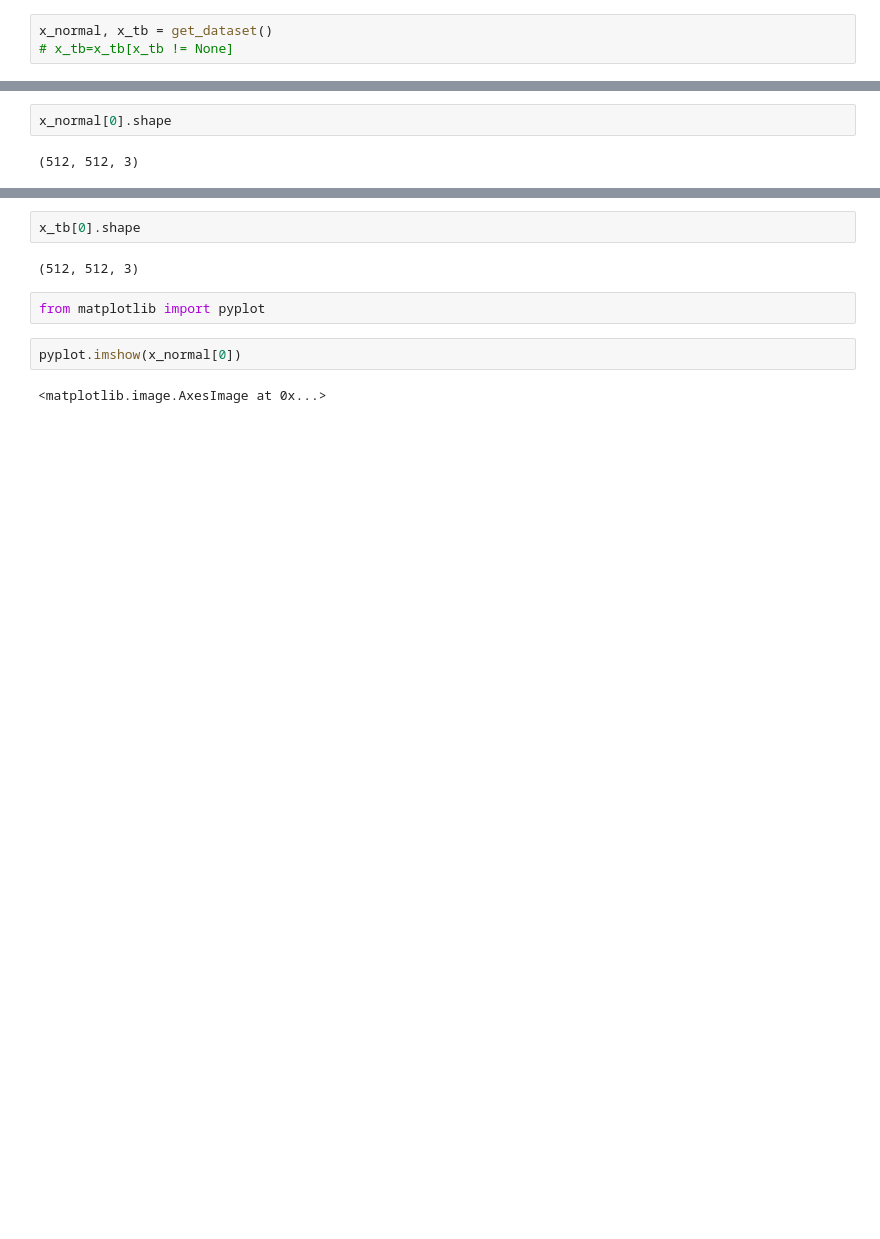
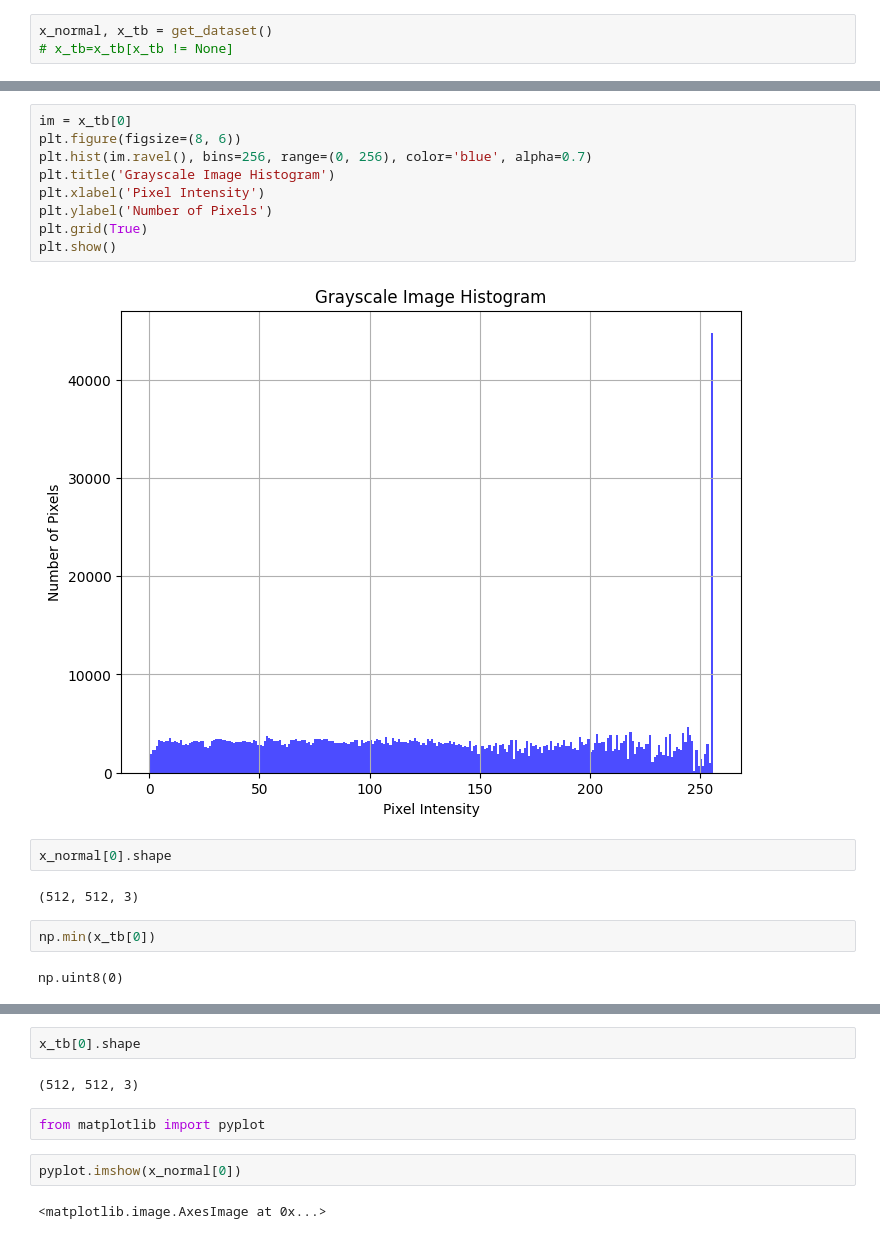
Before and after one commit to jeremia49/pacd-kelp4, a Jupyter notebook: code.ipynb, the cells around one changed output, grey strips where cells are left out. Cells and saved outputs as stored; diff of their text form; blank space fills up the shorter version.

```diff
--- a/code.ipynb
+++ b/code.ipynb
@@ -43,4 +101,19 @@ x_normal, x_tb = get_dataset()
+# %%
+im = x_tb[0]
+plt.figure(figsize=(8, 6))
+plt.hist(im.ravel(), bins=256, range=(0, 256), color='blue', alpha=0.7)
+plt.title('Grayscale Image Histogram')
+plt.xlabel('Pixel Intensity')
+plt.ylabel('Number of Pixels')
+plt.grid(True)
+plt.show()
+# %% [output]
+[figure, added]
 # %%
 x_normal[0].shape
 # %% [output]
 (512, 512, 3)
+# %%
+np.min(x_tb[0])
+# %% [output]
+np.uint8(0)
```
Also changed, not shown: parts of 20 cells of this notebook.
